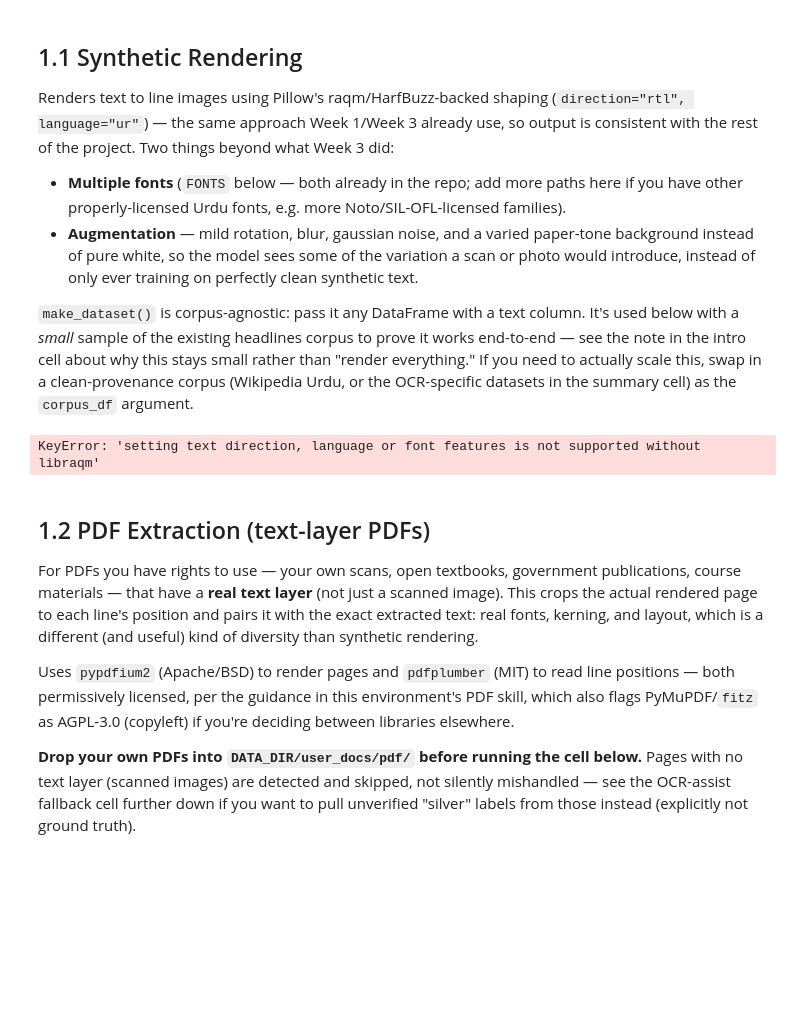
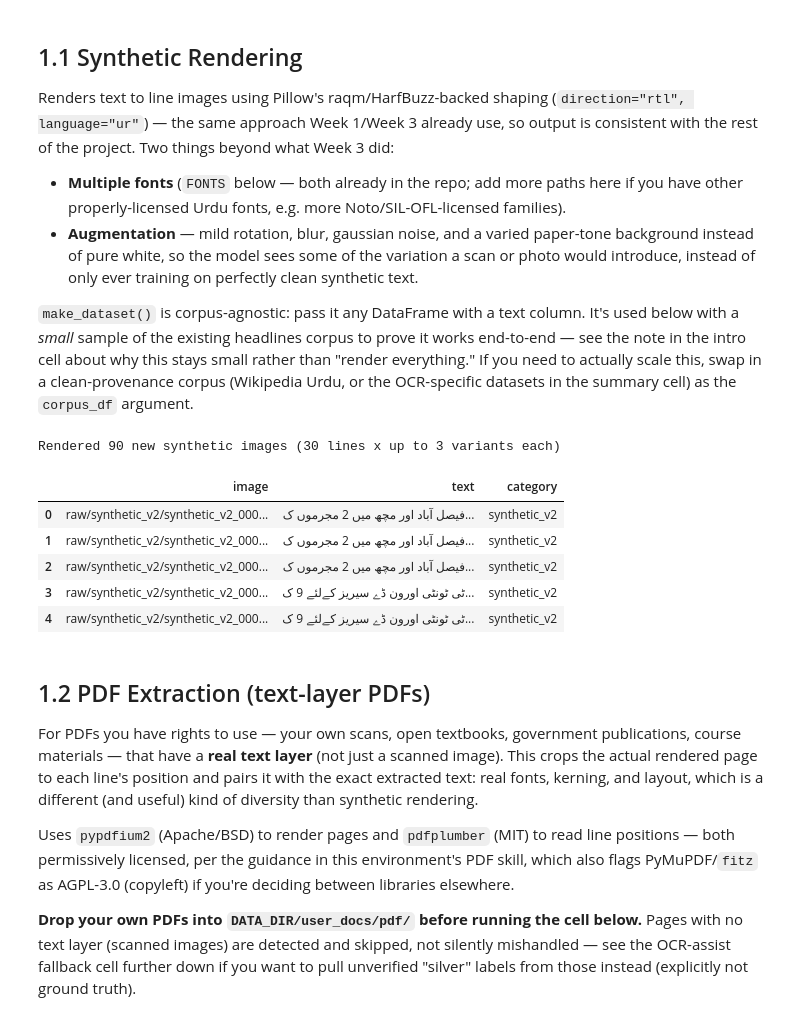
Before and after one commit to hamnasz/Urdu-OCR-Project-Code-Saviours-SI-26-Humna-Imran, a Jupyter notebook: SI26-Week4/SI26_Week4_humna.ipynb, the cells around one changed output. Drawn from its saved outputs; the diff is of its cells as text; code cells hidden in the pictures; blank space fills up the shorter version.

```diff
--- a/SI26-Week4/SI26_Week4_humna.ipynb
+++ b/SI26-Week4/SI26_Week4_humna.ipynb
@@ -65,27 +40,14 @@ corpus_source = pd.read_csv(candidate, sep="\t")
 # %%
 import os
 
-# Simple local setup: set PROJECT_ROOT to the location of the local clone
-PROJECT_ROOT = r"D:\Projects\Urdu-OCR-Project-Code-Saviours-SI-26-Humna-Imran"
+REPO_URL = "https://github.com/hamnasz/Urdu-OCR-Project-Code-Saviours-SI-26-Humna-Imran.git"
+REPO_DIR = "/content/urdu-ocr-repo"
 
-if not os.path.isdir(PROJECT_ROOT):
-    raise RuntimeError(
-        f"Project not found at {PROJECT_ROOT}.\nPlease verify the clone completed and the path is correct."
-    )
-
-REPO_DIR = PROJECT_ROOT  # kept as REPO_DIR so the rest of the notebook doesn't need renaming
+if not os.path.isdir(REPO_DIR):
+    !git clone {REPO_URL} {REPO_DIR}
 
 DATA_DIR = os.path.join(REPO_DIR, "SI26-Week1", "data")
 LABELS_PATH = os.path.join(DATA_DIR, "labels.csv")
-
-print("\n" + "=" * 60)
-print("Project Setup Verification:")
-print("=" * 60)
-print(f"PROJECT_ROOT:    {PROJECT_ROOT}")
-print(f"DATA_DIR:        {DATA_DIR}")
-print(f"SI26-Week1 exists: {os.path.isdir(os.path.join(PROJECT_ROOT, 'SI26-Week1'))}")
-print(f"labels.csv exists: {os.path.isfile(LABELS_PATH)}")
-if os.path.isfile(LABELS_PATH):
-    print("\n✓ Setup successful! All paths verified.")
-print("=" * 60 + "\n")
+print("DATA_DIR:", DATA_DIR)
+print("labels.csv exists:", os.path.isfile(LABELS_PATH))
 # %% [output]
@@ -329,16 +186,22 @@ def make_dataset(corpus_df, text_col, out_dir, data_dir, n_per_line=2, category=
 # %%
 # Small sample of the existing headlines corpus, just to prove the renderer works
 # end-to-end against real text/fonts (see the intro cell for why this stays small).
 # Swap corpus_source for a clean-provenance corpus to actually scale this up.
-corpus_source = pd.read_csv("D:/Projects/Urdu-OCR-Project-Code-Saviours-SI-26-Humna-Imran/SI26-Week3/corpus/headlines.csv", sep="	")
+corpus_source = pd.read_csv(os.path.join(REPO_DIR, "SI26-Week3", "corpus", "headlines.csv"), sep="\t")
 sample = corpus_source[corpus_source["title"].astype(str).str.len().between(10, 60)].sample(30, random_state=0)
 
 synthetic_v2_out = os.path.join(DATA_DIR, "raw", "synthetic_v2")
 df_synthetic_v2 = make_dataset(sample, "title", synthetic_v2_out, DATA_DIR, n_per_line=3, category="synthetic_v2")
 print(f"Rendered {len(df_synthetic_v2)} new synthetic images ({sample.shape[0]} lines x up to 3 variants each)")
 df_synthetic_v2.head()
 # %% [output]
-KeyError: 'setting text direction, language or font features is not supported without libraqm'
+Rendered 90 new synthetic images (30 lines x up to 3 variants each)
+|  | image | text | category |
+| 0 | raw/synthetic_v2/synthetic_v2_000... | فیصل آباد اور مچھ میں 2 مجرموں ک... | synthetic_v2 |
+| 1 | raw/synthetic_v2/synthetic_v2_000... | فیصل آباد اور مچھ میں 2 مجرموں ک... | synthetic_v2 |
+| 2 | raw/synthetic_v2/synthetic_v2_000... | فیصل آباد اور مچھ میں 2 مجرموں ک... | synthetic_v2 |
+| 3 | raw/synthetic_v2/synthetic_v2_000... | ٹی ٹونٹی اورون ڈے سیریز کےلئے 9 ک... | synthetic_v2 |
+| 4 | raw/synthetic_v2/synthetic_v2_000... | ٹی ٹونٹی اورون ڈے سیریز کےلئے 9 ک... | synthetic_v2 |
 # %% [markdown]
 ## 1.2 PDF Extraction (text-layer PDFs)
 
```
Also changed, not shown: parts of 30 cells of this notebook.
